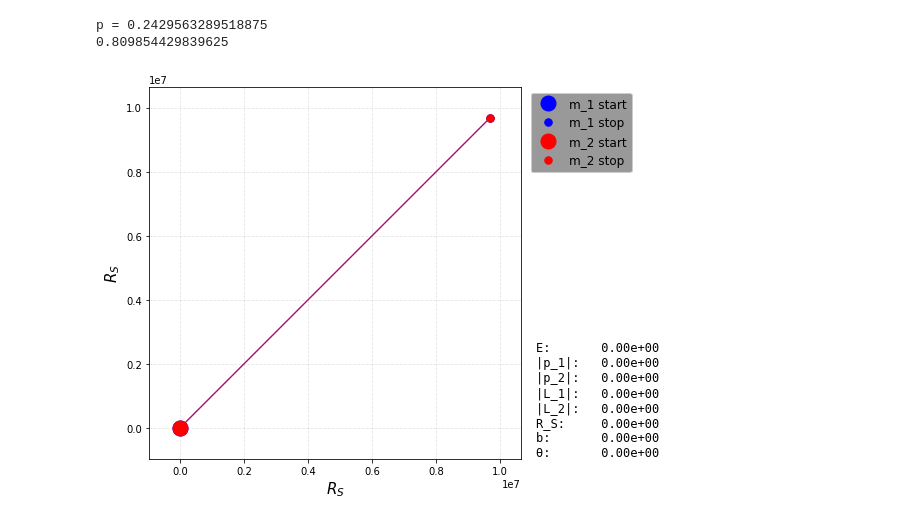
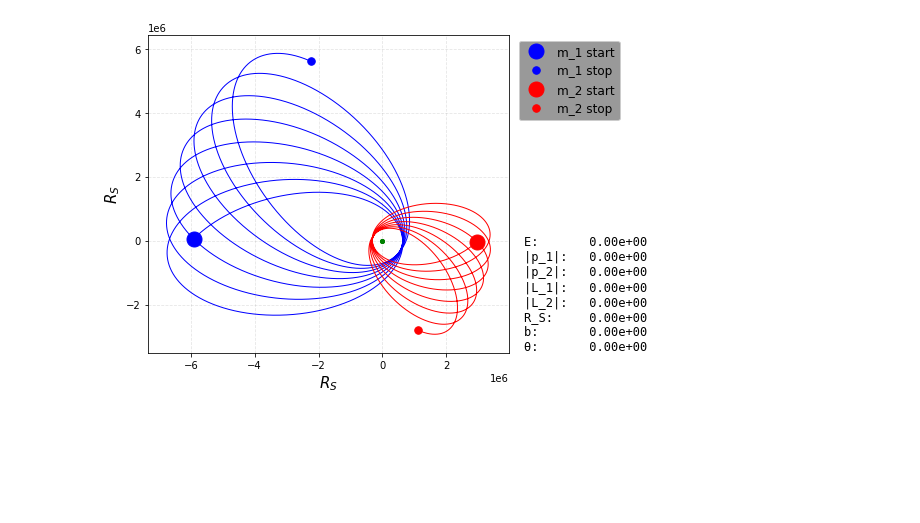
Before and after one commit to carlivas/Binary-Black-Hole-Orbitals, a Jupyter notebook: 04 POST MINKOWSKIAN EXPANSION/(PM) Post Minkowskian.ipynb, the cells around one changed output. Drawn from its saved outputs; the diff is of its cells as text; code cells hidden in the pictures; blank space fills up the shorter version.

```diff
--- a/04 POST MINKOWSKIAN EXPANSION/(PM) Post Minkowskian.ipynb
+++ b/04 POST MINKOWSKIAN EXPANSION/(PM) Post Minkowskian.ipynb
@@ -12,26 +12,26 @@
 m_1 = M_sun
 m_2 = 2*M_sun
 R_S = 2*(m_1 + m_2)*G/c**2
-x_1 = np.array([10.,  0.])*R_S
-x_2 = np.array([0.,   0.])*R_S
-v_1 = np.array([0., -0.01])*c
-v_2 = np.array([0.,    0])*c
+x_1 = np.array([-1000., 10.])*R_S
+x_2 = np.array([0.,      0.])*R_S
+v_1 = np.array([0.01,     0.01 ])*c
+v_2 = np.array([0.,      0.])*c
 
 s = x_1, x_2, v_1, v_2, m_1, m_2
-# %%
-t_max = 1e5*R_S/c
-dt = t_max/1e5
-pos1, pos2, pos_CM = run_model(s, t_max = t_max, dt = dt, mode = 'PM', DL = True)
-# %% [output]
-p = 0.2429563289518875
-0.809854429839625
+# %%
+t_max = 1e6*R_S/c
+dt = t_max/1e7
+pos1, pos2, pos_CM = run_model(s, t_max = t_max, dt = dt, mode = 'PM')
+
+PMData1 = np.array([pos1[0][0:-1:100], pos1[1][0:-1:100], pos2[0][0:-1:100], pos2[1][0:-1:100], pos_CM[0][0:-1:100], pos_CM[1][0:-1:100]])
+np.savetxt("PMData1.csv", PMData1, delimiter=",")
 # %%
 
 M = slice(0, int(len(pos1[0])), 1)
-orbPlotter(pos1[:,M], pos2[:,M], pos_CM[:,M], CM = False, DL = True)
+orbPlotter(pos1[:,M], pos2[:,M], pos_CM[:,M], CM = True, DL = True)
 
-# lim = 1e2
+# lim = 1e7
 # lims = (-lim, lim)
-# orbPlotter_lims(pos1[:,M], pos2[:,M], pos_CM[:,M], CM = False, DL = True, xlim=lims, ylim=lims)
+# orbPlotter_lims(pos1[:,M], pos2[:,M], pos_CM[:,M], CM = True, DL = True, xlim=lims, ylim=lims)
 # %% [output]
-[figure, old version]
+[figure, new version]
```
Also changed, not shown: 3 other files.
